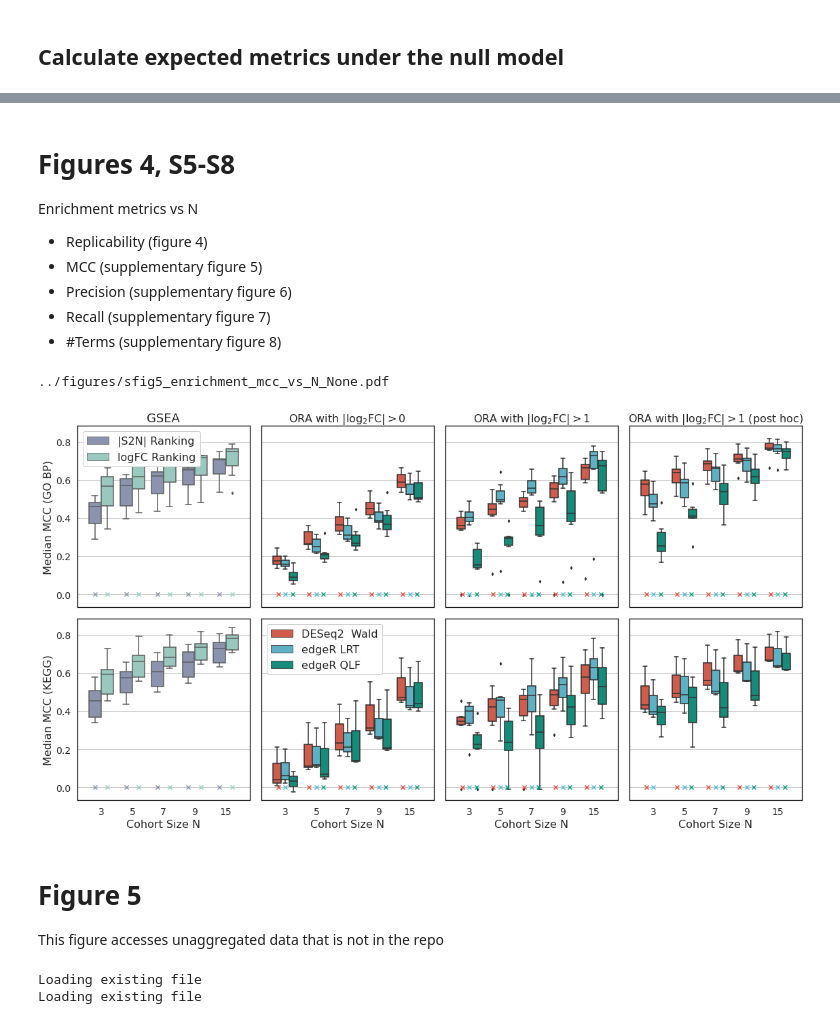
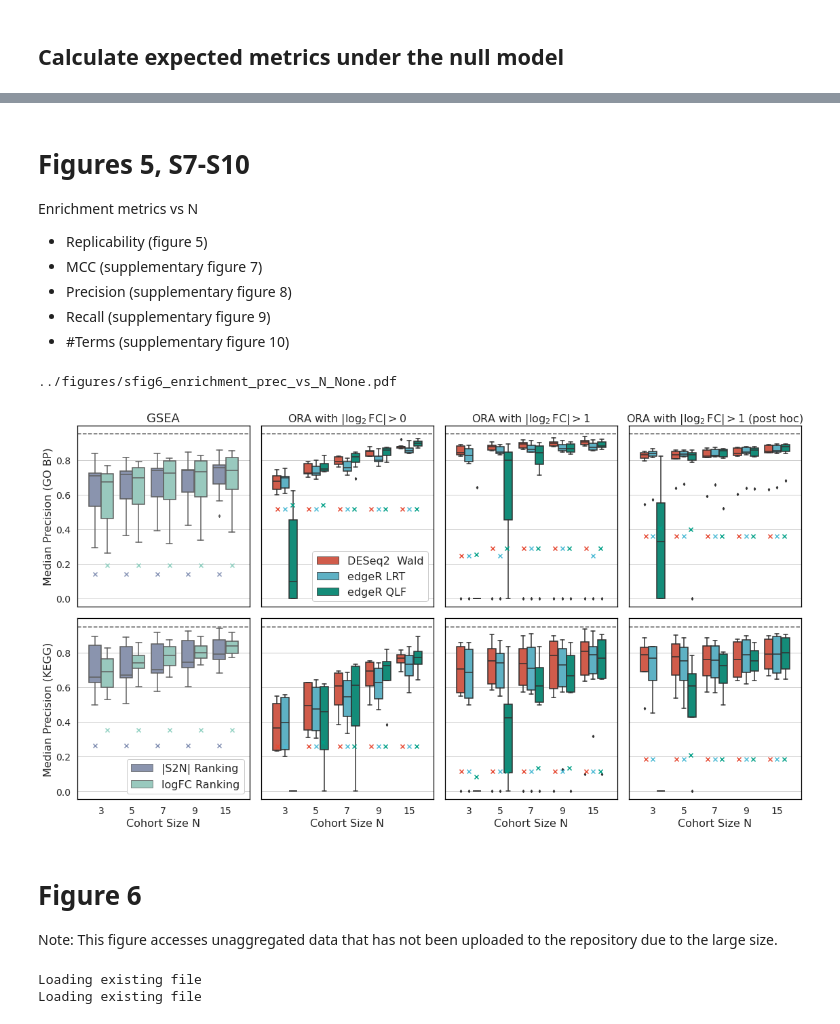
Before and after one commit to pdegen/RNASeqReplicability, a Jupyter notebook: notebooks/figures.ipynb, the cells around one changed output, grey strips where cells are left out. Drawn from its saved outputs; the diff is of its cells as text; code cells hidden in the pictures.

```diff
--- a/notebooks/figures.ipynb
+++ b/notebooks/figures.ipynb
@@ -68,14 +88,14 @@ mean_genes = np.mean([datasets[d]["genes"] for d in datasets])
 for i, c in enumerate([combined_td, combined_td2]):
     c["rnd_rep"] = random_jacc_rep(c["median_deg"]/mean_genes)
 
-for dea in ["edger","edgerlrt","deseq2"]:
+for dea in ["edgerqlf","edgerlrt","deseq2"]:
     deg_truth_lfc0 = np.mean([datasets[d]["truth_stats"][0][0.05][0][dea] for d in datasets])
     deg_truth_lfc0_post1 = np.mean([datasets[d]["truth_stats"][0][0.05][1][dea] for d in datasets])
     deg_truth_lfc1 = np.mean([datasets[d]["truth_stats"][1][0.05][1][dea] for d in datasets])
 
     for i, c in enumerate([combined_td, combined_td2]):
         deg_truth = deg_truth_lfc0 if i == 0 else deg_truth_lfc1
-        cc = c[c["DEA"]==prdea[dea]]
+        cc = c[c["DEA"].isin([prdea[dea],dea])]
         a=cc["median_deg"].apply(lambda x: random_metrics(x, mean_genes, deg_truth, w=1))
         ix = a.index
         c.loc[ix, "rnd_mcc"] = [aa[0][0] if isinstance(aa[0], np.ndarray) else np.nan for aa in a]
@@ -98,7 +118,11 @@ a = combined_td2.copy()
 a["logFC"] = "test"
 combined_td3 = pd.concat([combined_td,a])
 combined_td3 = combined_td3.reset_index(drop=True)
+combined_td3["Out"].fillna("None", inplace=True)
+combined_td3["DEA"].replace(prdea, inplace=True)
+combined_td3["Out"].replace(prout, inplace=True)
 combined_td3.to_csv(f"../data/multi/combined_td_post_and_test.csv")
+combined_td3 = combined_td3[combined_td3["DEA"]!="Wilcoxon rank-sum"]
 
 gsea_truth = open_table(f"../data/multi/gsea_truth_df.csv")
 # %% [markdown]
@@ -499,16 +603,19 @@ print(figpath)
 # %% [markdown]
-# Figures 4, S5-S8
+# Figures 5, S7-S10
 
 Enrichment metrics vs N
 
-- Replicability (figure 4)
-- MCC (supplementary figure 5)
-- Precision (supplementary figure 6)
-- Recall (supplementary figure 7)
-- \#Terms (supplementary figure 8)
+- Replicability (figure 5)
+- MCC (supplementary figure 7)
+- Precision (supplementary figure 8)
+- Recall (supplementary figure 9)
+- \#Terms (supplementary figure 10)
 # %%
 combined_gsea_td = pd.read_csv(f"../data/multi/combined_gsea_td.csv", index_col=0)
 combined_gsea_td["DEA_Enrichment"] = combined_gsea_td["DEA"] + "_" + combined_gsea_td["Enrichment"]
+combined_gsea_td["Out"].fillna("None", inplace=True)
+gsea_truth["Out"].fillna("None", inplace=True)
+combined_gsea_td["DEA"] = combined_gsea_td["DEA"].replace({"edgerqlf":"edgeR QLF"})
 
 for d in datasets:
     for out in ["None"]:
@@ -520,21 +627,22 @@ for d in datasets:
                     for fdr in [0.05]:
                         g=gsea_truth[(gsea_truth["Data"]==d)&(gsea_truth["Out"]==out)&(gsea_truth["DEA"]==dea)&(gsea_truth["Enrichment"]==enrichment)&(gsea_truth["Library"]==lib)]
                         c=combined_gsea_td[(combined_gsea_td["Data"]==d)&(combined_gsea_td["Out"]==out)&(combined_gsea_td["DEA"]==dea)&(combined_gsea_td["Enrichment"]==enrichment)&(combined_gsea_td["Library"]==lib)].index
+                        if (len(c) < 1):
+                            raise Exception(d,out,dea)
                         try:
                             combined_gsea_td.loc[c,"truth"] = g["truth"].values[0]
                             combined_gsea_td.loc[c,"truth_common"] = g["truth_common"].values[0]
                         except IndexError:
-
+                            print("IndexError", c)
                             combined_gsea_td.loc[c,"truth"] = np.nan
                             combined_gsea_td.loc[c,"truth_common"] = np.nan
 # %%
 comb = combined_gsea_td.dropna()
 
-GSEA = ["edgeR QLF_gseapy_s2n", "edgeR QLF_gseapy"]
+GSEA = ["edgerqlf_gseapy_s2n", "edgerqlf_gseapy"]
 ORA = [a for a in list(comb["DEA_Enrichment"].value_counts().index) if "gsea" not in a]
 
 comb = comb[comb["DEA_Enrichment"].isin(GSEA+ORA)]
-
 comb["DEA_Enrichment"] = comb["DEA"] + " " + comb["Enrichment"]
 
 comb["DEA_Enrichment"] = comb["DEA_Enrichment"].str.replace("clusterORA_lfc", "ORA")
@@ -581,8 +689,8 @@ for row in comb_gsea.loc[kegg_ix].index:
     comb_gsea.loc[row,"rnd_mcc_common"],comb_gsea.loc[row,"rnd_prec_common"],comb_gsea.loc[row,"rnd_rec_common"] = met[0], met[1], met[2]
 # %%
 met = "rep_common"
-#met = "mcc_common"
-#met = "prec_common"
+met = "mcc0_common"
+met = "prec0_common"
 #met = "rec_common"
 #met = "terms_common"
 
@@ -629,7 +737,7 @@ sns.boxplot(data=comb_eee,x="N",y=f"median_{met}",hue="DEA_Enrichment",ax=ax[7],
 for a in ax:
     a.set(xlabel=None, ylabel=None)
     a.legend([],[], frameon=False)
-    if met  == "prec_common":
+    if met  in ["prec_common","prec0_common"]:
         a.axhline(0.95,ls="--",color="black",alpha=0.6)
 
 if "_common" in met:
@@ -638,18 +746,18 @@ if "_common" in met:
 else:
     mode = ""
 
-prettymet = "MCC" if met == "mcc" else ("Recall" if met == "rec" else ("Precision" if met == "prec" else ("#Terms" if met == "terms" else "Replicability")))
+prettymet = "MCC" if met.startswith("mcc") else ("Recall" if met == "rec" else ("Precision" if met.startswith("prec") else ("#Terms" if met == "terms" else "Replicability")))
 ax[0].set_ylabel(f"Median {prettymet} (GO BP)")
 ax[4].set_ylabel(f"Median {prettymet} (KEGG)")
 for a in ax[4:]: a.set_xlabel("Cohort Size N")
 
-if met in ["prec"]:
+if met in ["prec","prec0"]:
     loc0 = loc1 = "lower right"
     ax1, ax2 = 4, 1
 elif met in ["rec"]:
     loc0, loc1 = "lower right", "upper left"
     ax1, ax2 = 4, 1
-elif met in ["mcc","rep"]:
+elif met in ["mcc","mcc0","rep"]:
     loc0 = "upper left"
     loc1 = "upper left"
     ax1, ax2 = 0,5
@@ -687,44 +795,46 @@ for i, lib in enumerate(libraries):
         a = ax[j+i*4]
         c = comb[(comb["Out"] == outlier_method) & (comb["Library"] == lib) & (comb["FDR"] == FDR)]
 
+        met = met if not met.endswith("0") else met[:-1] # use mcc (prec) rnd metrics for mcc0 (prec0)
+
         if enr == GSEA:
 
             for m,N in enumerate([3,5,7,9,15]):
                 cc = c[(c["N"]==N)&(c["DEA_Enrichment"].isin(enr))]
                 for k, rnk in enumerate(GSEA):
                     ccc = cc[cc["DEA_Enrichment"].isin([GSEA[k]])]
                     rnd = ccc["rnd_"+met+mode] if not "terms" in met else ccc["truth"+mode]
                     x,col = m - 0.2 + k*0.4, palette2[k] if not "terms" in met else "#444444"
                     a.scatter(x,np.mean(rnd),marker="x",color=col,zorder=99)
 
         else:
 
             for m,N in enumerate([3,5,7,9,15]):
                 cc = c[(c["N"]==N)&(c["DEA_Enrichment"].isin(enr))]
                 for k, rnk in enumerate(enr):
                     ccc = cc[cc["DEA_Enrichment"].isin([enr[k]])]
                     rnd = ccc["rnd_"+met+mode] if not "terms" in met else ccc["truth"+mode]
                     x,col = m - 0.23 + k*0.23, palette[k] if not "terms" in met else "#444444"
                     a.scatter(x,np.mean(rnd),marker="x",color=col,zorder=99)
 
 
-if met == "rep": prefix = "fig4_"
-elif met == "mcc": prefix = "sfig5_"
-elif met == "prec": prefix = "sfig6_"
-elif met == "rec": prefix = "sfig7_"
-elif met == "terms": prefix = "sfig8_"
+if met == "rep": prefix = "fig5_"
+elif met.startswith("mcc"): prefix = "sfig7_"
+elif met.startswith("prec"): prefix = "sfig8_"
+elif met == "rec": prefix = "sfig9_"
+elif met == "terms": prefix = "sfig10_"
 else: raise Exception("Select prefix")
 
 figpath = f"../figures/{prefix}enrichment_{met}_vs_N_{outlier_method}.pdf"
 fig.tight_layout()
-fig.savefig(figpath)
+#fig.savefig(figpath)
 print(figpath)
 # %% [output]
-../figures/sfig5_enrichment_mcc_vs_N_None.pdf
+../figures/sfig6_enrichment_prec_vs_N_None.pdf
-[figure, old version]
+[figure, new version]
 # %% [markdown]
-# Figure 5
+# Figure 6
 
-This figure accesses unaggregated data that is not in the repo
+Note: This figure accesses unaggregated data that has not been uploaded to the repository due to the large size.
 # %%
 from misc import open_table, get_grid_size
```
Also changed, not shown: parts of 38 cells of this notebook, 5 other files.
